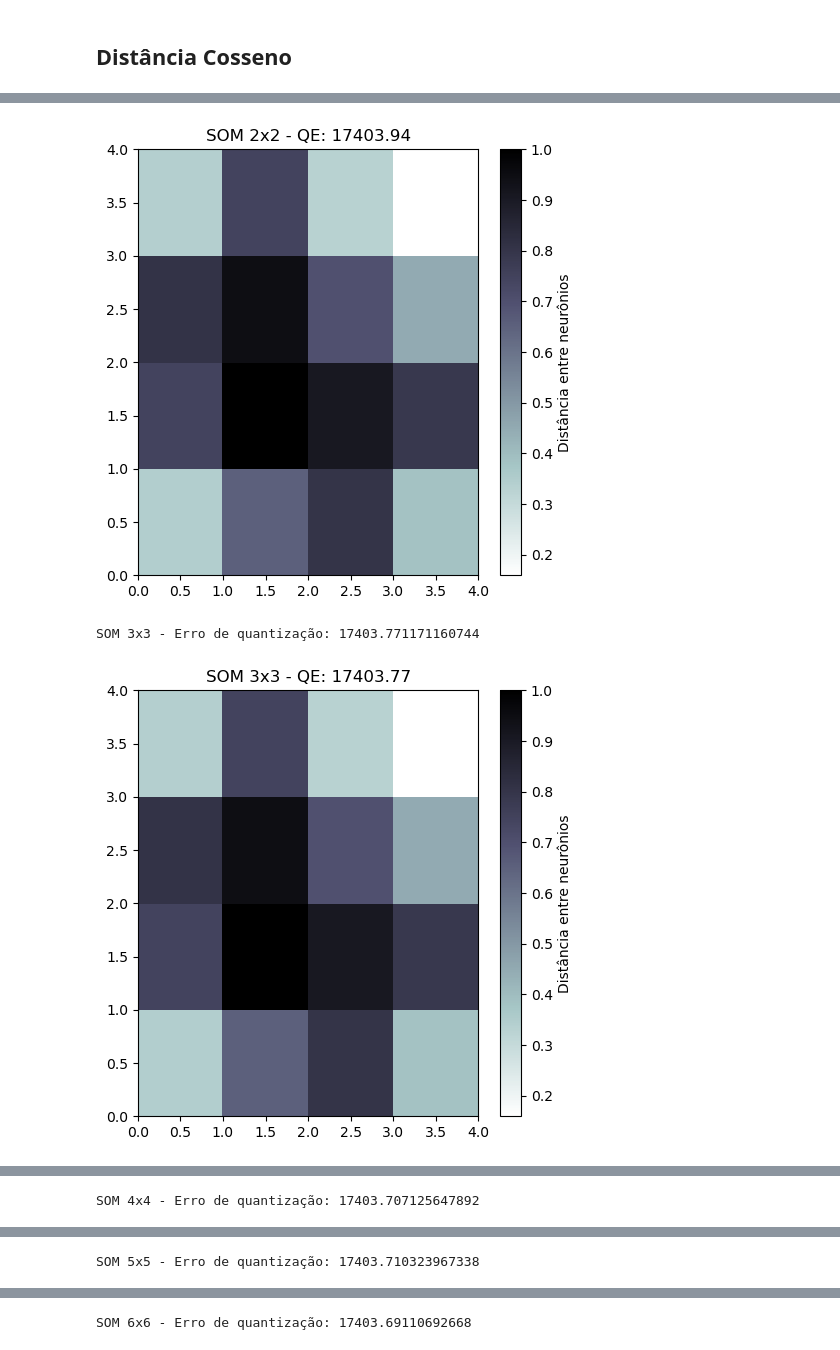
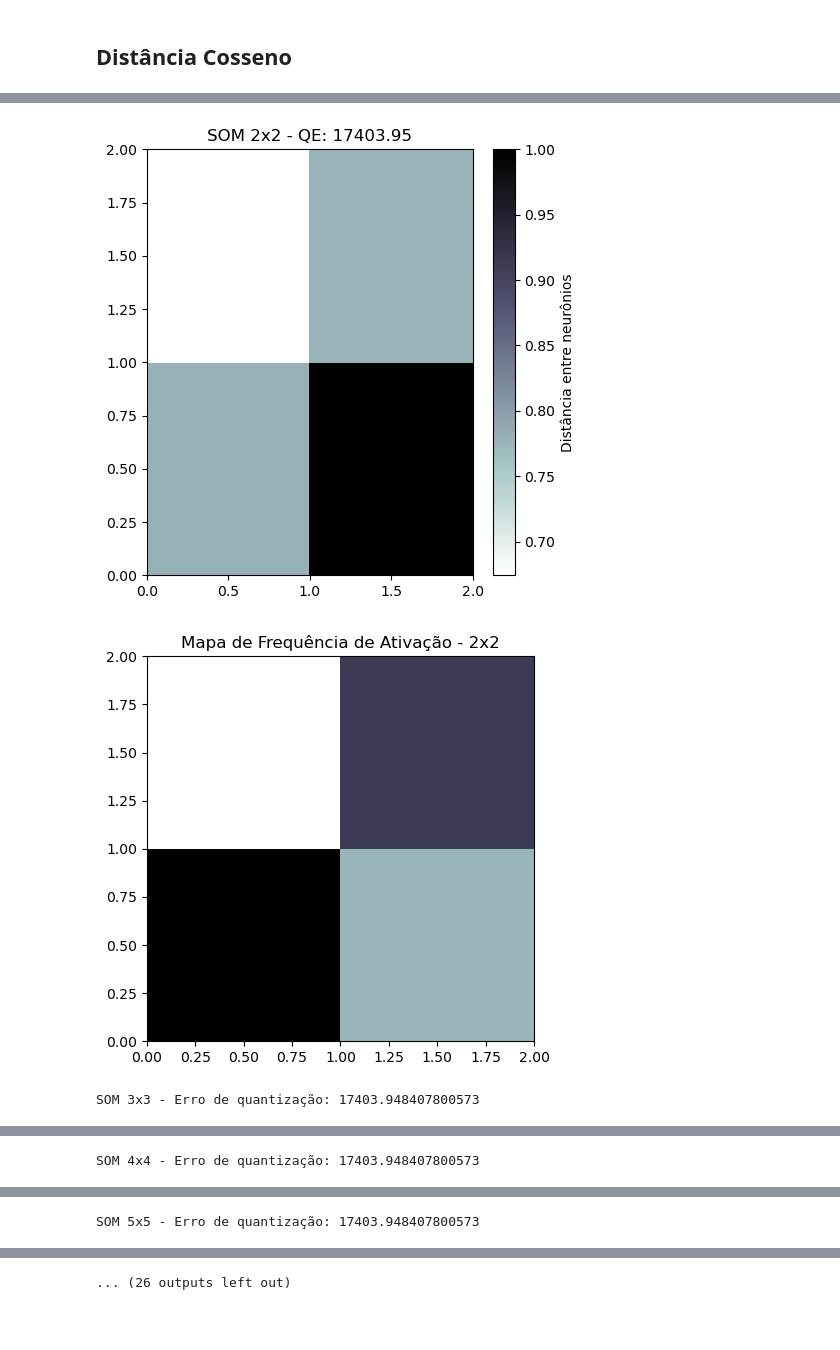
Before and after one commit to GabihSantana/python-datasus, a Jupyter notebook: projetoObitosAlzheimer.ipynb, the cells around one changed output, grey strips where cells are left out. Drawn from its saved outputs; the diff is of its cells as text; code cells hidden in the pictures; blank space fills up the shorter version.

```diff
--- a/projetoObitosAlzheimer.ipynb
+++ b/projetoObitosAlzheimer.ipynb
@@ -1360,8 +1360,8 @@ erro = []
 sizes = []
 
 for i in range(2, 15):
-    som = MiniSom(i, i, input_len=df_normalized_min.shape[1], sigma=1.0, learning_rate=0.5, activation_distance='cosine')
-    som.train_random(df_normalized_min, 5000)
+    som_cos = MiniSom(i, i, input_len=df_normalized_min.shape[1], sigma=1.0, learning_rate=0.5, activation_distance='cosine')
+    som_cos.train_random(df_normalized_min, 5000)
     qe = som.quantization_error(df_normalized)
     erro.append(qe)
     sizes.append(i)
@@ -1373,4 +1373,15 @@ for i in range(2, 15):
     plt.colorbar(label='Distância entre neurônios')
     plt.tight_layout()
     plt.show()
+
+    # Mapa de Frequência de Ativação
+    activation_map = np.zeros((i, i))
+    for sample in df_normalized:
+        winner = som_cos.winner(sample)
+        activation_map[winner] += 1
+
+    plt.figure(figsize=(5, 5))
+    plt.pcolor(activation_map.T, cmap='bone_r')
+    plt.title(f'Mapa de Frequência de Ativação - {i}x{i}')
+    plt.show()
 # %% [output]
@@ -1378,3 +1389,3 @@ SOM 2x2 - Erro de quantização: 17403.940233029723
-[figure, old version]
+[figure, new version]
+[figure, new version]
-SOM 3x3 - Erro de quantização: 17403.771171160744
+SOM 3x3 - Erro de quantização: 17403.948407800573
-[figure, old version]
@@ -1381 +1394 @@ SOM 3x3 - Erro de quantização: 17403.771171160744
-SOM 4x4 - Erro de quantização: 17403.707125647892
+SOM 4x4 - Erro de quantização: 17403.948407800573
@@ -1383 +1397 @@ SOM 4x4 - Erro de quantização: 17403.707125647892
-SOM 5x5 - Erro de quantização: 17403.710323967338
+SOM 5x5 - Erro de quantização: 17403.948407800573
@@ -1385 +1400 @@ SOM 5x5 - Erro de quantização: 17403.710323967338
-SOM 6x6 - Erro de quantização: 17403.69110692668
+... (26 outputs left out)
```
Also changed, not shown: parts of 21 cells of this notebook.
